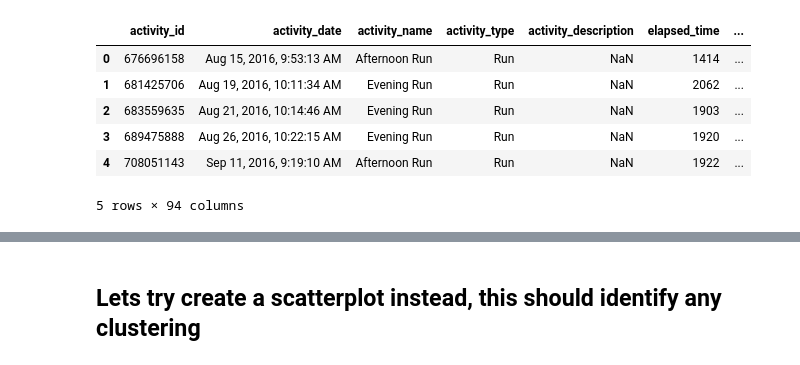
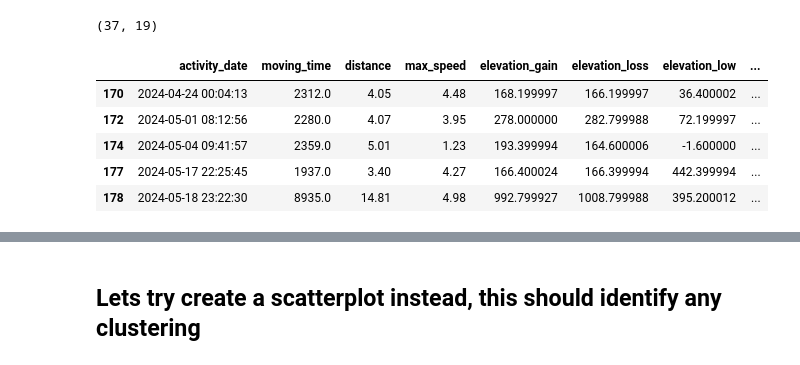
Before and after one commit to azaidrahman/Running-Analysis, a Jupyter notebook: Analysis/activities_analysis.ipynb, the cells around one changed output, grey strips where cells are left out. Drawn from its saved outputs; the diff is of its cells as text; code cells hidden in the pictures.

```diff
--- a/Analysis/activities_analysis.ipynb
+++ b/Analysis/activities_analysis.ipynb
@@ -29,0 +143,5 @@ df = original.copy(deep=True) # Make a copy so that there is always the original
+# %%
+latest_df = df[df.activity_date > '2024-04-01']
+list_nulls(latest_df)
+print(latest_df.shape)
+latest_df.head()
@@ -29,0 +158,4 @@ df = original.copy(deep=True) # Make a copy so that there is always the original
+# %%
+latest_df['average_heart_rate'] = latest_df['average_heart_rate'].fillna(value=latest_df['average_heart_rate'].mean())
+latest_df['max_heart_rate'] = latest_df['max_heart_rate'].fillna(value=latest_df['max_heart_rate'].mean())
+list_nulls(latest_df)
@@ -29,0 +175,4 @@ df = original.copy(deep=True) # Make a copy so that there is always the original
+# %%
+zero_rows = latest_df[(latest_df == 0).any(axis=1)]
+print(zero_rows.shape)
+zero_rows
@@ -30,10 +191,14 @@ df = original.copy(deep=True) # Make a copy so that there is always the original
+# %%
+latest_df = latest_df.drop(zero_rows.index)
+latest_df.shape
+# %% [output]
+(37, 19)
 # %%
-df.head()
+latest_df.head()
 # %% [output]
-|  | activity_id | activity_date | activity_name | activity_type | activity_description | elapsed_time | ... |
-| 0 | 676696158 | Aug 15, 2016, 9:53:13 AM | Afternoon Run | Run | NaN | 1414 | ... |
-| 1 | 681425706 | Aug 19, 2016, 10:11:34 AM | Evening Run | Run | NaN | 2062 | ... |
-| 2 | 683559635 | Aug 21, 2016, 10:14:46 AM | Evening Run | Run | NaN | 1903 | ... |
-| 3 | 689475888 | Aug 26, 2016, 10:22:15 AM | Evening Run | Run | NaN | 1920 | ... |
-| 4 | 708051143 | Sep 11, 2016, 9:19:10 AM | Afternoon Run | Run | NaN | 1922 | ... |
+|  | activity_date | moving_time | distance | max_speed | elevation_gain | elevation_loss | elevation_low | ... |
+| 170 | 2024-04-24 00:04:13 | 2312.0 | 4.05 | 4.48 | 168.199997 | 166.199997 | 36.400002 | ... |
+| 172 | 2024-05-01 08:12:56 | 2280.0 | 4.07 | 3.95 | 278.000000 | 282.799988 | 72.199997 | ... |
+| 174 | 2024-05-04 09:41:57 | 2359.0 | 5.01 | 1.23 | 193.399994 | 164.600006 | -1.600000 | ... |
+| 177 | 2024-05-17 22:25:45 | 1937.0 | 3.40 | 4.27 | 166.400024 | 166.399994 | 442.399994 | ... |
+| 178 | 2024-05-18 23:22:30 | 8935.0 | 14.81 | 4.98 | 992.799927 | 1008.799988 | 395.200012 | ... |
-5 rows × 94 columns
```
Also changed, not shown: parts of 47 cells of this notebook.
